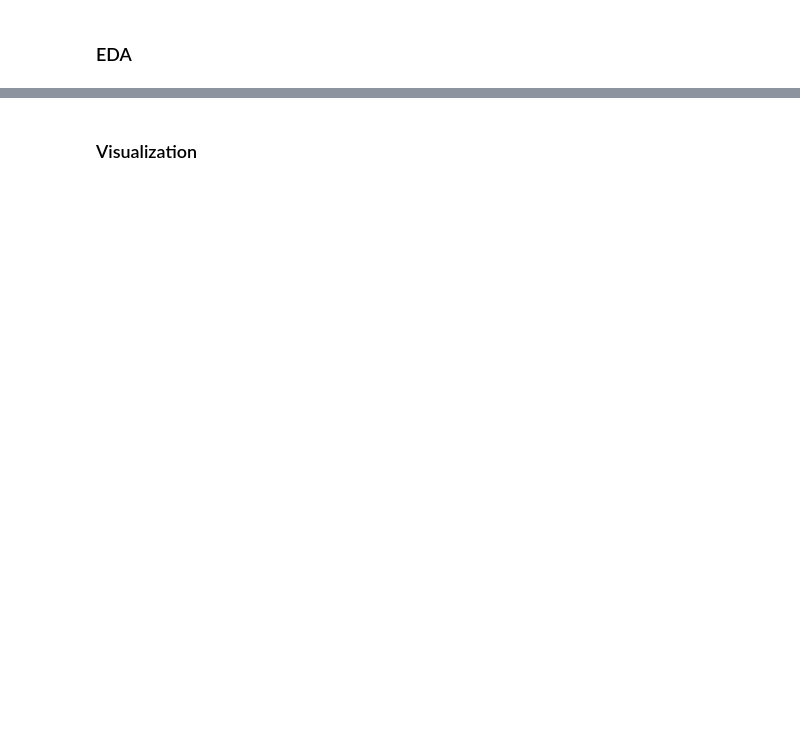
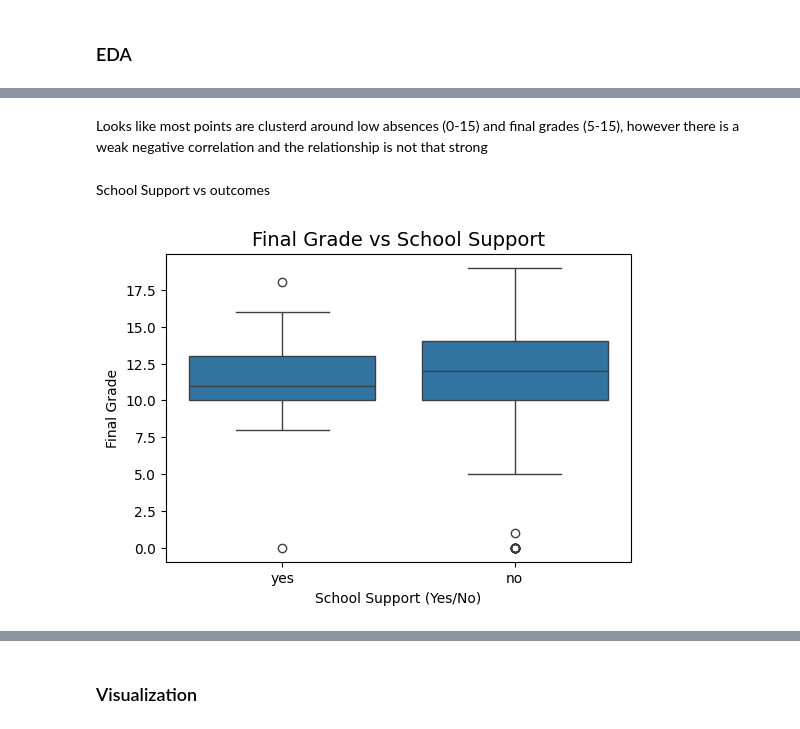
Before and after one commit to Habibahammadprogrammer/StudentsPerformance, a Jupyter notebook: Notebooks/FinalProject.ipynb, the cells around one changed output, grey strips where cells are left out. Cells and saved outputs as stored; diff of their text form; code cells hidden in the pictures; blank space fills up the shorter version.

```diff
--- a/Notebooks/FinalProject.ipynb
+++ b/Notebooks/FinalProject.ipynb
@@ -265,0 +629,13 @@ So looking at the target features , there seemes to be no issue since they are w
+# %% [markdown]
+Looks like most points are clusterd around low absences (0-15) and final grades (5-15), however there is a weak negative correlation and the relationship is not that strong
+# %% [markdown]
+School Support vs outcomes
+# %%
+plt.figure(figsize=(6,4))
+sns.boxplot(x='schoolsup',y='G3',data=df_corr)
+plt.title("Final Grade vs School Support",fontsize=14)
+plt.xlabel("School Support (Yes/No)")
+plt.ylabel("Final Grade")
+plt.show()
+# %% [output]
+[figure, added]
```
Also changed, not shown: parts of 82 cells of this notebook, 1 other file.
